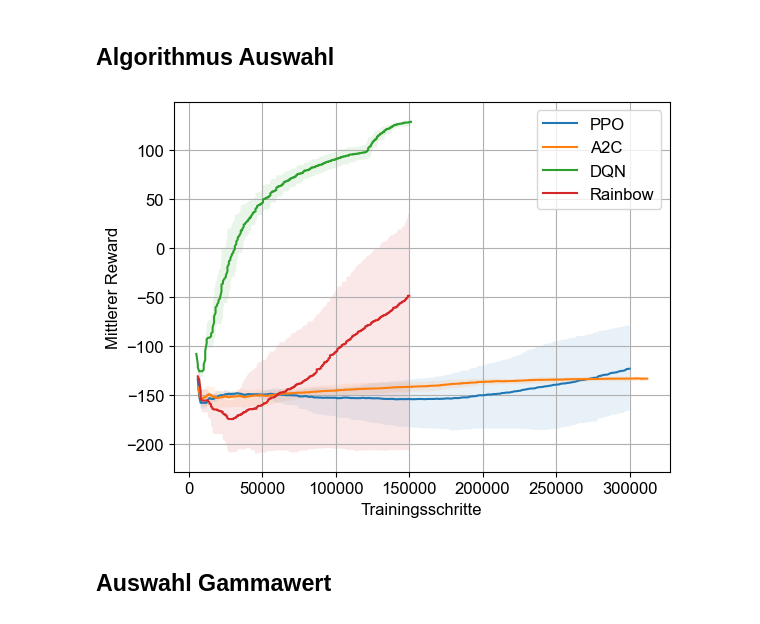
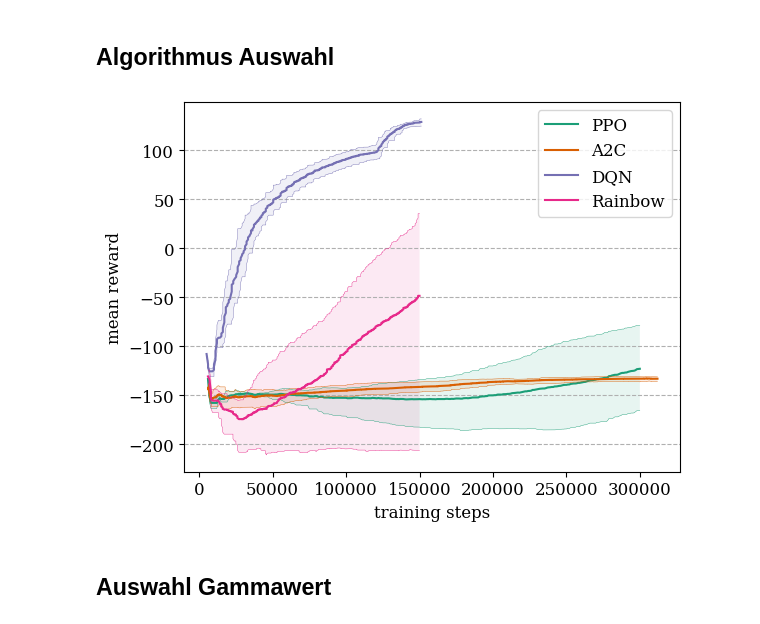
Before and after one commit to tobihoernchen/thesis, a Jupyter notebook: exploration/MiniMatrix/evaluation.ipynb, the cells around one changed output. Cells and saved outputs as stored; diff of their text form; code cells hidden in the pictures.

```diff
--- a/exploration/MiniMatrix/evaluation.ipynb
+++ b/exploration/MiniMatrix/evaluation.ipynb
@@ -9,6 +9,11 @@ import json
 plt.rcParams["font.family"] = "arial"
 plt.rc('font', size=12)
 cm = 1/2.54
+
+import matplotlib
+plt.rc('font', family='serif')
+from cycler import cycler
+plt.rcParams['axes.prop_cycle'] = cycler('color', plt.get_cmap('Dark2').colors)
 # %% [markdown]
 ## Simulation Kurvendurchfahrt
 # %%
@@ -118,12 +123,14 @@ def plot(dfs, labels, x_label, y_label, ax_ = None, reduce_ticks = False, no_leg
     else:
         ax = ax_
     for df, label in zip(dfs, labels):
-        ax.plot(df.index, df["value"], label=label)
+        master = ax.plot(df.index, df["value"], label=label, linewidth = 1.5)
         if "min" in df.columns:
-            ax.fill_between(df.index, df["min"], df["max"], alpha=.1, linewidth=0)
+            ax.plot(df.index, df["min"], linewidth = .3, c = master[0].get_c())
+            ax.plot(df.index, df["max"], linewidth = .3, c = master[0].get_c())
+            ax.fill_between(df.index, df["min"], df["max"], alpha=.1)
     if not no_legend:
         ax.legend(**legend_args)
-    ax.grid()
+    ax.yaxis.grid(True, linestyle = "--")
     ax.set_xlabel(x_label)
     ax.set_ylabel(y_label)
     if reduce_ticks:
@@ -154,7 +161,7 @@ results_apex = mean_min_max(import_data(path, "02_algorithmus_apex", 'ray/tune/e
 results_dqn = mean_min_max(import_data(path, "02_algorithmus_dqn", 'ray/tune/episode_reward_mean'))
 results_rainbow = mean_min_max(import_data(path, "02_algorithmus_rainbow", 'ray/tune/episode_reward_mean'))
 # %%
-fig = plot([results_ppo, results_a2c, results_dqn, results_rainbow], ["PPO", "A2C",  "DQN", "Rainbow"], "Trainingsschritte", "Mittlerer Reward")
+fig = plot([results_ppo, results_a2c, results_dqn, results_rainbow], ["PPO", "A2C",  "DQN", "Rainbow"], "training steps", "mean reward")
 # %% [output]
-[figure, old version]
+[figure, new version]
 # %%
```
Also changed, not shown: parts of 43 cells of this notebook, 23 other files.
